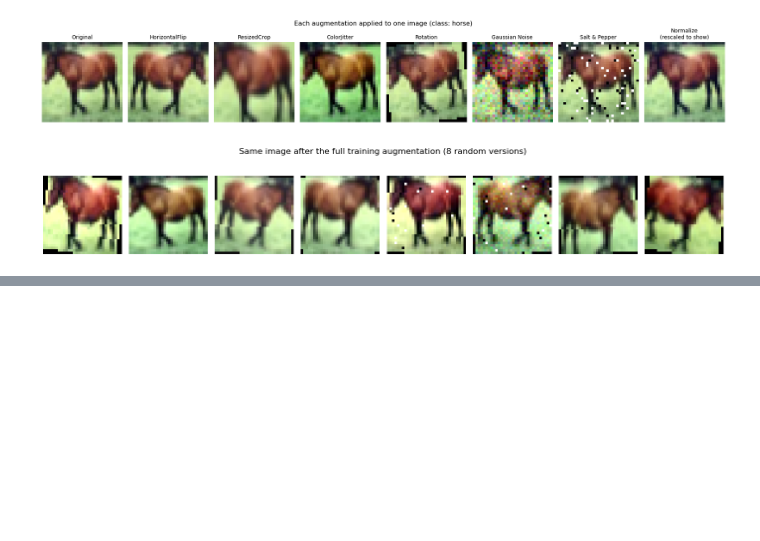
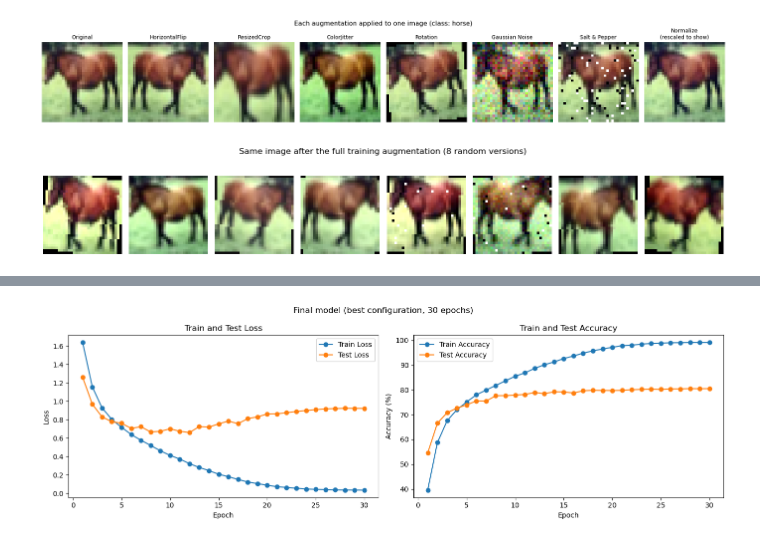
Before and after one commit to bayanAlghamdi/Deep-Learning-Assignment-2, a Jupyter notebook: Assignment-2 DL.ipynb, the cells around one changed output, grey strips where cells are left out. Cells and saved outputs as stored; diff of their text form; code cells hidden in the pictures; blank space fills up the shorter version.

```diff
--- a/Assignment-2 DL.ipynb
+++ b/Assignment-2 DL.ipynb
@@ -337,0 +531,17 @@ plt.show()
+# %%
+# Stage 5: train the best configuration longer, with a learning rate scheduler
+best = best_config()
+print("Best configuration:", best)
+
+torch.manual_seed(42)
+final_net = FlexibleCNN(best["channels"], batch_norm=best["batch_norm"])
+final_history = fit(final_net, get_train_loader(best["batch_size"], best["augment"]),
+                    epochs=30, lr=best["lr"], scheduler=True)
+
+plot_history(final_history, "Final model (best configuration, 30 epochs)")
+
+print("\n===== Final Results =====")
+print(f"Final Train Loss: {final_history['train_loss'][-1]:.4f}")
+print(f"Final Test Loss:  {final_history['test_loss'][-1]:.4f}")
+print(f"Final Test Acc:   {final_history['test_acc'][-1]:.2f}%")
+# %% [output]
@@ -337,0 +565 @@ plt.show()
+[figure, added]
```
Also changed, not shown: parts of 11 cells of this notebook.
